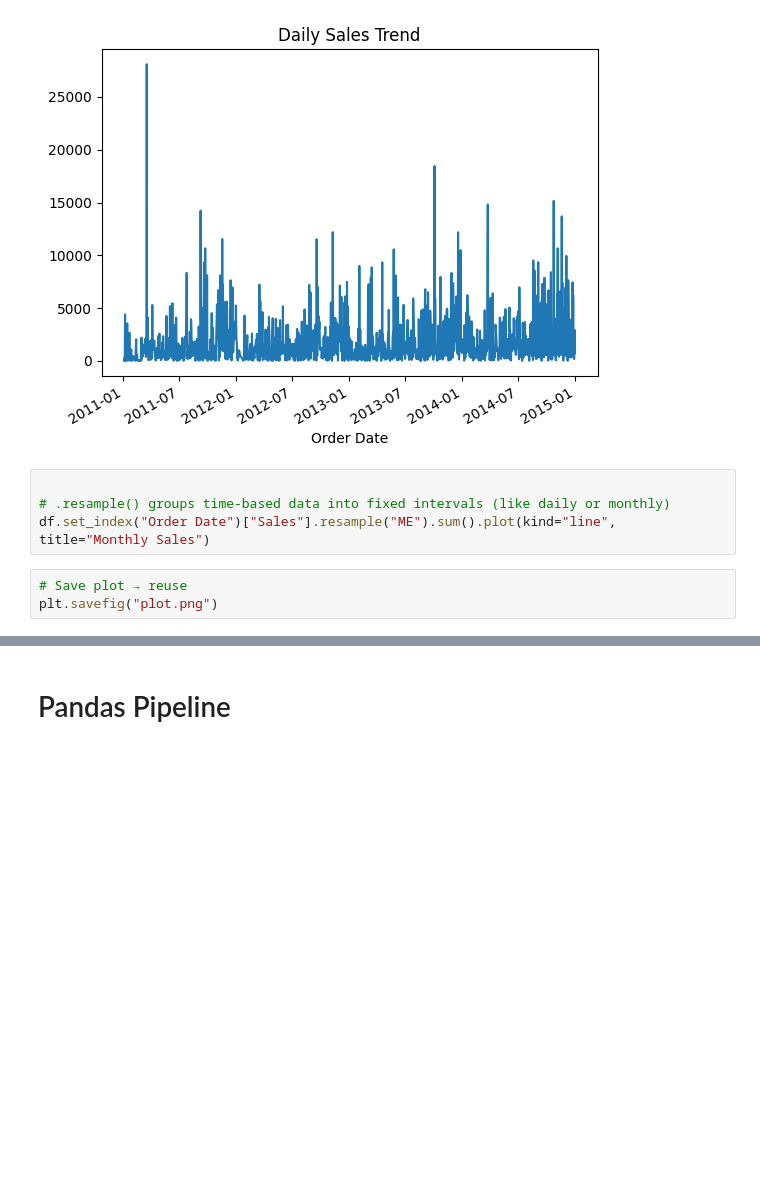
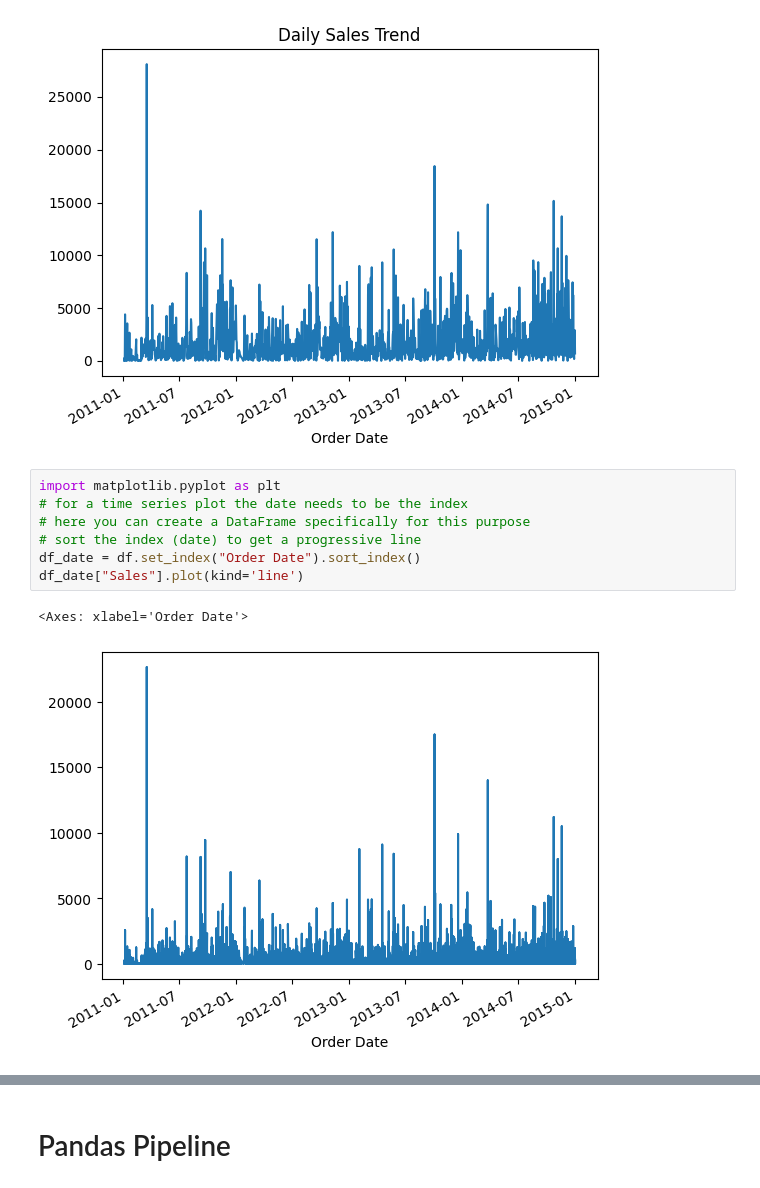
Before and after one commit to MaCoZu/Python, a Jupyter notebook: NOTEBOOKS/pandas/00_data_analysis_in_pandas.ipynb, the cells around one changed output, grey strips where cells are left out. Saved outputs shown, nothing was run; the diff lists cells and outputs as text; blank space fills up the shorter version.

```diff
--- a/NOTEBOOKS/pandas/00_data_analysis_in_pandas.ipynb
+++ b/NOTEBOOKS/pandas/00_data_analysis_in_pandas.ipynb
@@ -381,10 +390,13 @@ df.groupby("Order Date")["Sales"].sum().plot(kind="line", title="Daily Sales Tre
 # %% [output]
 <Axes: title={'center': 'Daily Sales Trend'}, xlabel='Order Date'>
 [figure]
-# %%
-
-# .resample() groups time-based data into fixed intervals (like daily or monthly)
-df.set_index("Order Date")["Sales"].resample("ME").sum().plot(kind="line", title="Monthly Sales")
 # %%
-# Save plot → reuse
-plt.savefig("plot.png")
+import matplotlib.pyplot as plt
+# for a time series plot the date needs to be the index
+# here you can create a DataFrame specifically for this purpose
+# sort the index (date) to get a progressive line
+df_date = df.set_index("Order Date").sort_index()
+df_date["Sales"].plot(kind='line')
+# %% [output]
+<Axes: xlabel='Order Date'>
+[figure, added]
```
Also changed, not shown: parts of 13 cells of this notebook.
